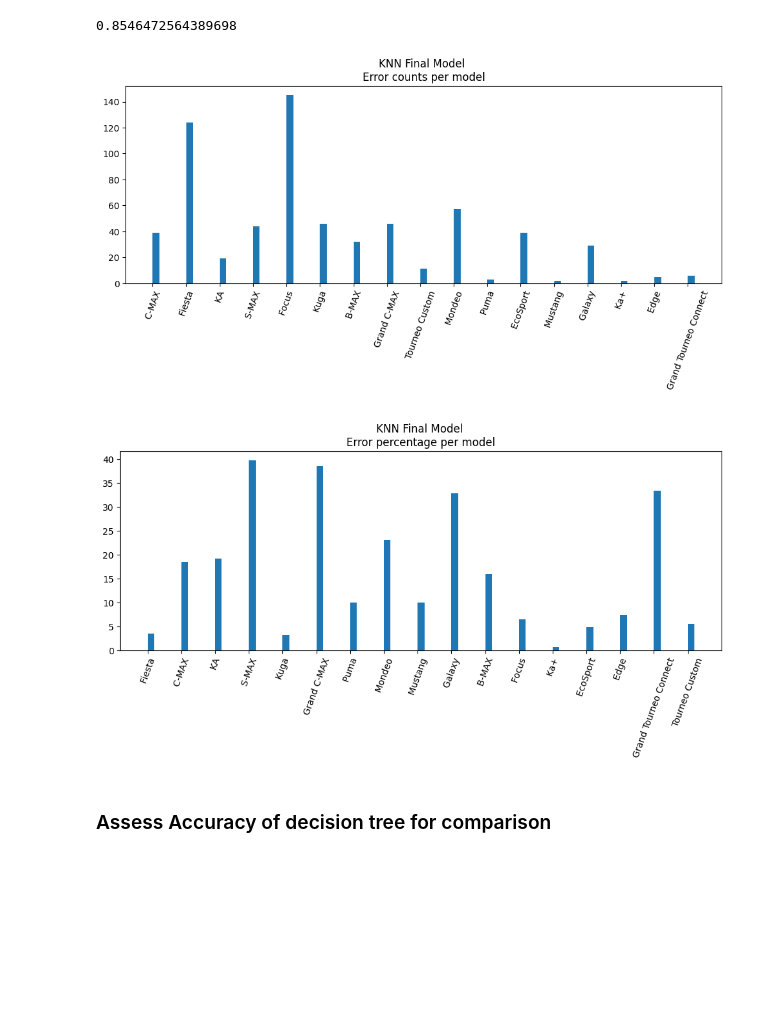
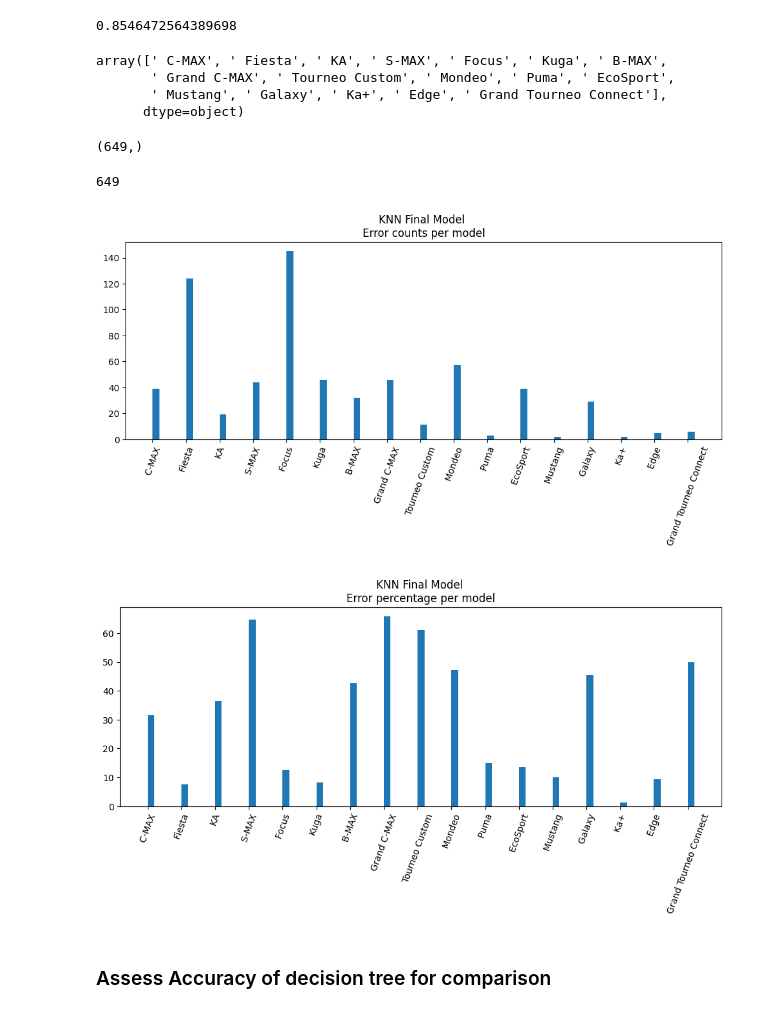
Before and after one commit to ddoggdiggitty/INFS-768-project, a Jupyter notebook: Group Project/Programming/CompiledKNN.ipynb, the cells around one changed output. Saved outputs shown, nothing was run; the diff lists cells and outputs as text; code cells hidden in the pictures; blank space fills up the shorter version.

```diff
--- a/Group Project/Programming/CompiledKNN.ipynb
+++ b/Group Project/Programming/CompiledKNN.ipynb
@@ -221,48 +221,45 @@ display(knn.score(X_test_scaled, y_test))
 # %% [output]
 0.8546472564389698
 # %%
+misclassified_y = y_test[y_test != y_predict]
 
-if (gen_new_plot):
-    misclassified_y = y_test[y_test != y_predict]
+names = pd.Series(misclassified_y).unique()
+sum = 0
+error_counts = np.array([])
+name_counts = np.array([])
+for name in names:
+    errors = misclassified_y[misclassified_y == name].shape[0]
+    sum += errors
+    error_counts = np.append(error_counts, np.array(errors))
+    name_total = y_test[y_test == name].shape[0]
+    name_counts = np.append(name_counts, np.array(name_total))
+display(names, misclassified_y.shape, sum)
 
-    names = pd.Series(misclassified_y).unique()
-    sum = 0
-    error_counts = np.array([])
-    name_counts = np.array([])
-    for name in names:
-        errors = misclassified_y[misclassified_y == name].shape[0]
-        sum += errors
-        error_counts = np.append(error_counts, np.array(errors))
-        name_total = y_test[y_test == name].shape[0]
-        name_counts = np.append(name_counts, np.array(name_total))
-    display(names, misclassified_y.shape, sum)
-
-    error_percentage = 100 * error_counts / name_counts
+error_percentage = 100 * error_counts / name_counts
 
 
 
-    # Plot misclassifications
-    plt.figure(figsize=(12, 4))
-    plt.bar(range(error_counts.size), height=error_counts, align='edge', width=0.2)
-    plt.xticks(range(error_counts.size), names, rotation=70)
-    plt.title("KNN Final Model \nError counts per model")
-    plt.show()
+# Plot misclassifications
+plt.figure(figsize=(12, 4))
+plt.bar(range(error_counts.size), height=error_counts, align='edge', width=0.2)
+plt.xticks(range(error_counts.size), names, rotation=70)
+plt.title("KNN Final Model \nError counts per model")
+plt.show()
 
-    plt.figure(figsize=(12, 4))
-    plt.bar(range(error_counts.size), height=error_percentage, align='edge', width=0.2)
-    plt.xticks(range(error_counts.size), names, rotation=70)
-    plt.title("KNN Final Model \nError percentage per model")
-    plt.show()
-else:
-    # save output from the plot above as an image
-    # output the image from file
-    filename = ".CompiledKNN/KNN_Final_Model_Error_counts.png"
-    display(Image(filename=filename))
-    filename = ".CompiledKNN/KNN_Final_Model_Error_percentages.png"
-    display(Image(filename=filename))
+plt.figure(figsize=(12, 4))
+plt.bar(range(error_counts.size), height=error_percentage, align='edge', width=0.2)
+plt.xticks(range(error_counts.size), names, rotation=70)
+plt.title("KNN Final Model \nError percentage per model")
+plt.show()
 # %% [output]
+array([' C-MAX', ' Fiesta', ' KA', ' S-MAX', ' Focus', ' Kuga', ' B-MAX',
+       ' Grand C-MAX', ' Tourneo Custom', ' Mondeo', ' Puma', ' EcoSport',
+       ' Mustang', ' Galaxy', ' Ka+', ' Edge', ' Grand Tourneo Connect'],
+      dtype=object)
+(649,)
+649
 [figure]
-[figure, old version]
+[figure, new version]
 # %% [markdown]
 ### Assess Accuracy of decision tree for comparison
 # %%
```
Also changed, not shown: parts of 4 cells of this notebook.
